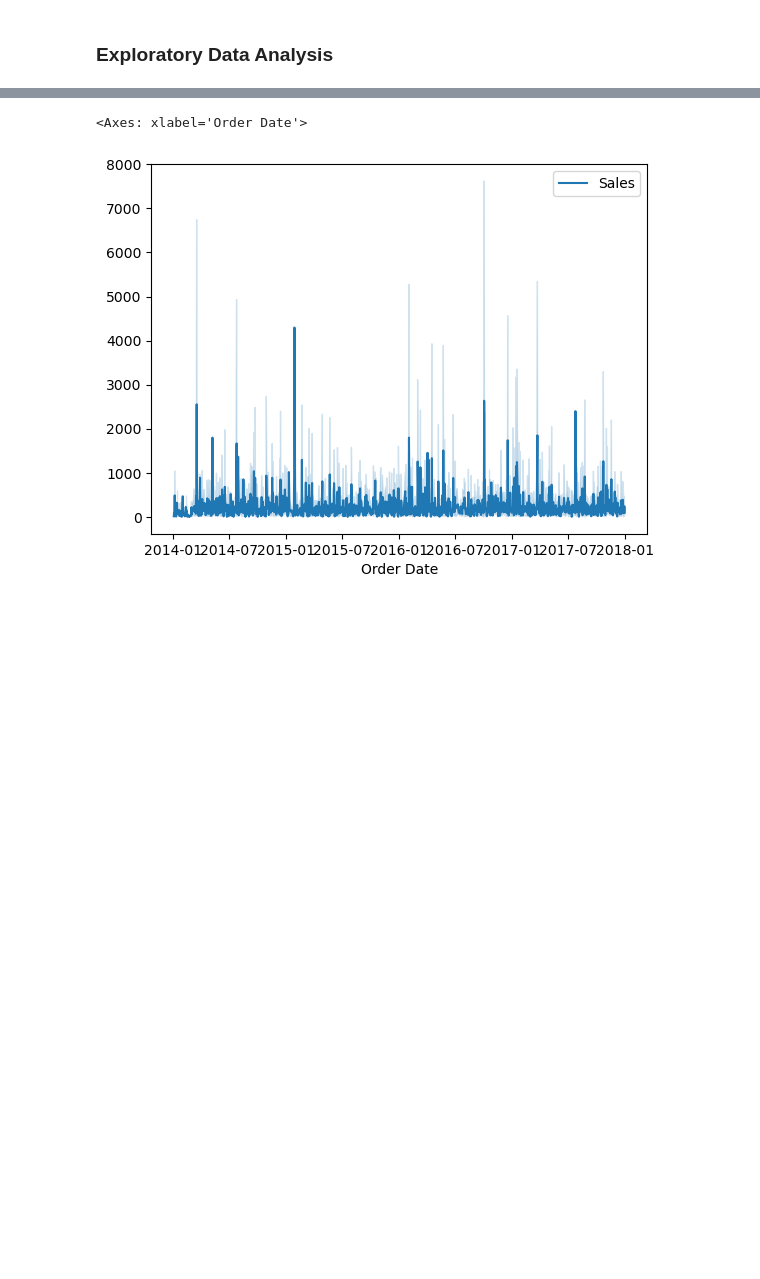
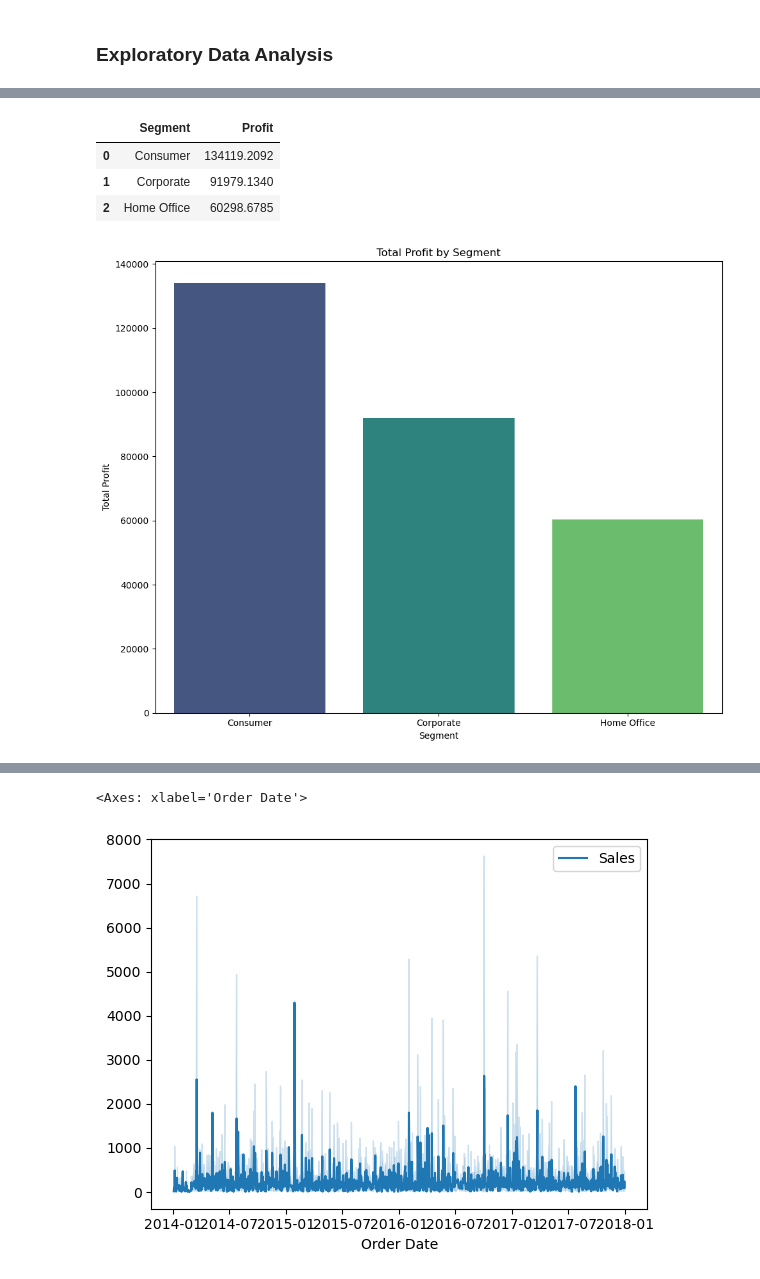
Before and after one commit to SellahNyarotso/Phase_4_Project, a Jupyter notebook: Student notebook.ipynb, the cells around one changed output, grey strips where cells are left out. Cells and saved outputs as stored; diff of their text form; code cells hidden in the pictures; blank space fills up the shorter version.

```diff
--- a/Student notebook.ipynb
+++ b/Student notebook.ipynb
@@ -182,0 +189,21 @@ From above we now note that our dataset has only column and order date is now th
+# %%
+# Grouping the data by 'Segment' and calculating the total profit for each segment
+segment_profit = df.groupby('Segment')['Profit'].sum().reset_index()
+segment_profit
+# %% [output]
+|  | Segment | Profit |
+| 0 | Consumer | 134119.2092 |
+| 1 | Corporate | 91979.1340 |
+| 2 | Home Office | 60298.6785 |
+# %%
+# Plotting the horizontal bar chart using Seaborn
+plt.figure(figsize=(10, 8))
+sns.barplot(x='Segment', y='Profit', data=segment_profit, palette='viridis')
+plt.xlabel('Segment')
+plt.ylabel('Total Profit')
+plt.title('Total Profit by Segment')
+plt.tight_layout()
+
+plt.show()
+# %% [output]
+[figure, added]
```
Also changed, not shown: parts of 59 cells of this notebook, 1 other file.
